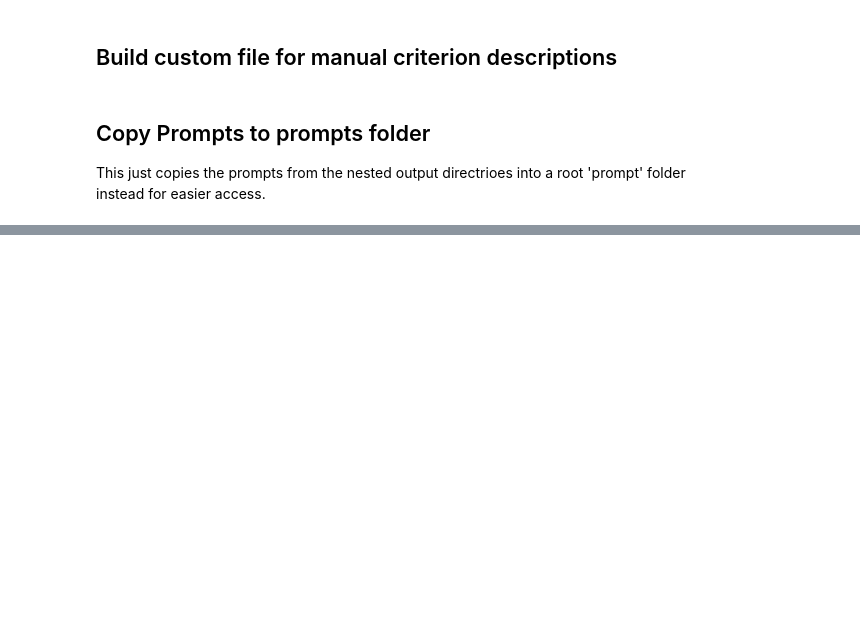
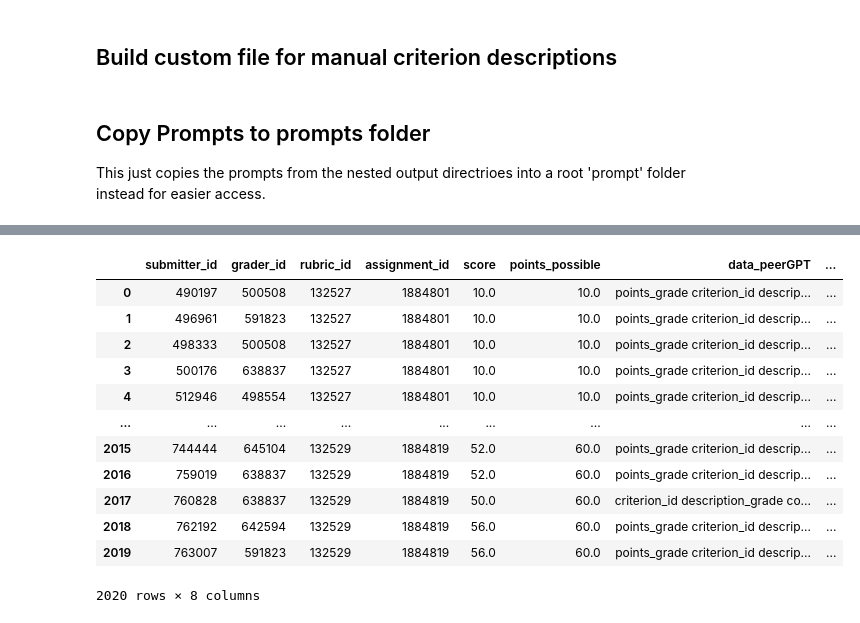
Before and after one commit to tl-its-umich-edu/gai_grader, a Jupyter notebook: GraderGPT_MiscFunctions.ipynb, the cells around one changed output, grey strips where cells are left out. Cells and saved outputs as stored; diff of their text form; code cells hidden in the pictures; blank space fills up the shorter version.

```diff
--- a/GraderGPT_MiscFunctions.ipynb
+++ b/GraderGPT_MiscFunctions.ipynb
@@ -197,3 +201,39 @@ destinationFolder = 'prompts' # config.promptFolder
 if os.path.exists(destinationFolder):
     shutil.rmtree(destinationFolder)
 shutil.copytree(sourceFolder, destinationFolder)
+# %%
+from helper import *
+
+config = Config()
+config.setFromEnv()
+
+# Option to use custom variables here.
+versionControl = 'V3'
+promptVersion = 'P2'
+courseShorthand = 'MOVESCI'
+versionControl = 'V3'
+promptVersion = 'P2'
+courseShorthand = 'ECON'
+
+customConfigParams = {
+                'Save Name':f'{courseShorthand}-{versionControl}-{promptVersion}',
+                'Overwrite Saves': False,
+                'Use Custom Desc.': False
+                }
+config.setSaveDetails(customConfigParams)
+
+gradeRubricAssignmentDF = getGRAData(config)
+
+rubricData = gradeRubricAssignmentDF[['assignment_id', 'rubric_id', 'assignment_title', 'data_rubric']]\
+                .drop_duplicates(subset=['assignment_id', 'rubric_id']).sort_values('assignment_id').reset_index(drop=True)
+
+criterionList = []
+for index, row in rubricData.iterrows():
+    rubricDict = {param: row[param] for param in ['assignment_id', 'rubric_id', 'assignment_title']}
+    for criteria in row['data_rubric']:
+        criteriaDict = {param: row[param] for param in rubricDict}
+        for param in ['id', 'points', 'ratings', 'description', 'long_description']:
+            criteriaDict[param] = criteria[param]
+        criterionList.append(criteriaDict)
+
+customRubricTemplateDF = pd.DataFrame(criterionList)
@@ -199,0 +264,20 @@ shutil.copytree(sourceFolder, destinationFolder)
+# %%
+resultsDF = convertPicklesToDF('saves', config)
+fuse  = resultsDF['assignment_id'].astype(str) + '_' + resultsDF['rubric_id'].astype(str)
+fuse.unique()
+
+resultsDF['assignment_id'].unqiue()
+# %% [output]
+|  | submitter_id | grader_id | rubric_id | assignment_id | score | points_possible | data_peerGPT | ... |
+| 0 | 490197 | 500508 | 132527 | 1884801 | 10.0 | 10.0 | points_grade criterion_id descrip... | ... |
+| 1 | 496961 | 591823 | 132527 | 1884801 | 10.0 | 10.0 | points_grade criterion_id descrip... | ... |
+| 2 | 498333 | 500508 | 132527 | 1884801 | 10.0 | 10.0 | points_grade criterion_id descrip... | ... |
+| 3 | 500176 | 638837 | 132527 | 1884801 | 10.0 | 10.0 | points_grade criterion_id descrip... | ... |
+| 4 | 512946 | 498554 | 132527 | 1884801 | 10.0 | 10.0 | points_grade criterion_id descrip... | ... |
+| ... | ... | ... | ... | ... | ... | ... | ... | ... |
+| 2015 | 744444 | 645104 | 132529 | 1884819 | 52.0 | 60.0 | points_grade criterion_id descrip... | ... |
+| 2016 | 759019 | 638837 | 132529 | 1884819 | 52.0 | 60.0 | points_grade criterion_id descrip... | ... |
+| 2017 | 760828 | 638837 | 132529 | 1884819 | 50.0 | 60.0 | criterion_id description_grade co... | ... |
+| 2018 | 762192 | 642594 | 132529 | 1884819 | 56.0 | 60.0 | points_grade criterion_id descrip... | ... |
+| 2019 | 763007 | 591823 | 132529 | 1884819 | 56.0 | 60.0 | points_grade criterion_id descrip... | ... |
+2020 rows × 8 columns
```
Also changed, not shown: parts of 7 cells of this notebook, 1 other file.
